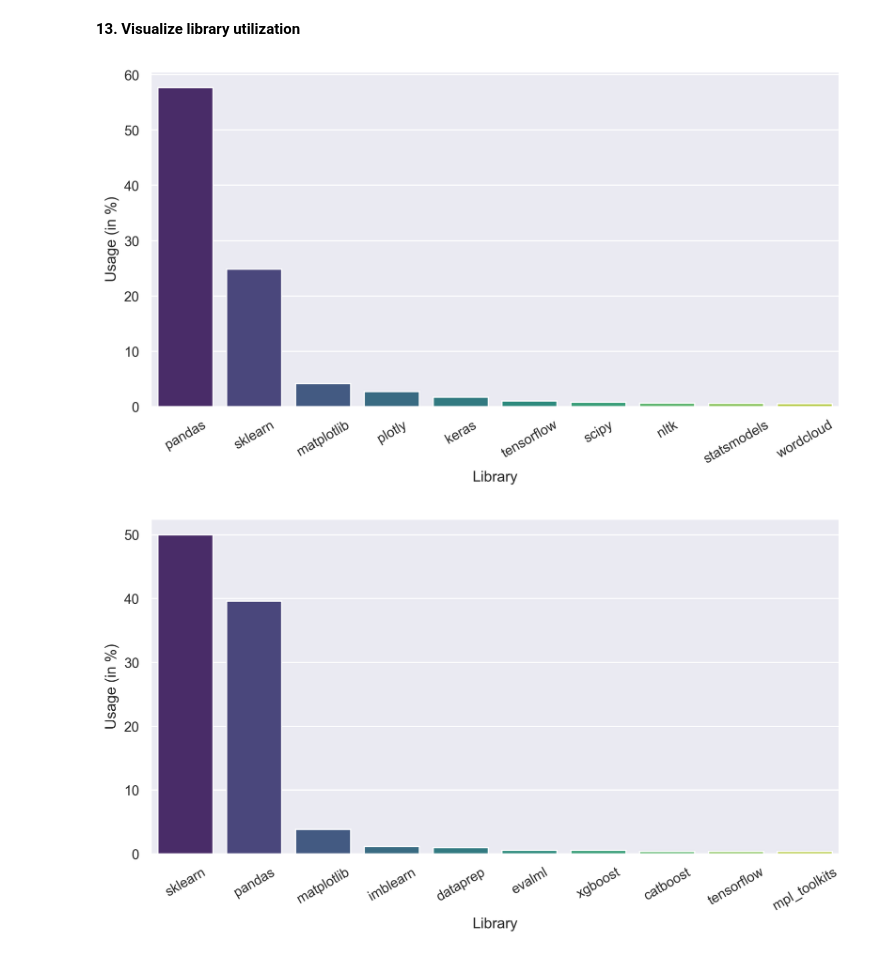
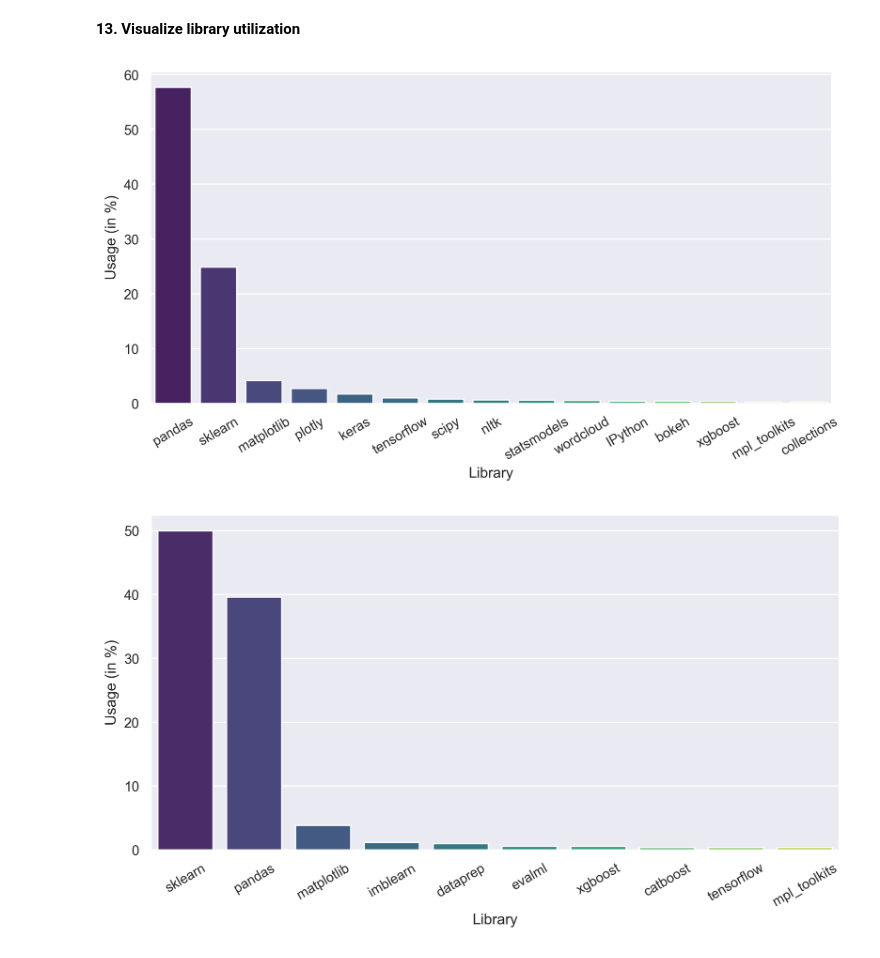
Before and after one commit to CoDS-GCS/kglids, a Jupyter notebook: KGLiDS_notebook.ipynb, the cells around one changed output. Drawn from its saved outputs; the diff is of its cells as text; code cells hidden in the pictures.

```diff
--- a/KGLiDS_notebook.ipynb
+++ b/KGLiDS_notebook.ipynb
@@ -249,9 +249,9 @@ kglids.get_hyperparameters(classifier_info.iloc[8])
 # %% [markdown]
 <b>13. Visualize library utilization</b>
 # %%
-kglids.get_top_k_library_used(k=10)
+kglids.get_top_k_library_used(k=15)
 # %% [output]
-[figure, old version]
+[figure, new version]
 # %%
 kglids.get_top_k_library_used(dataset='fedesoriano.hepatitis-c-dataset', k=10)
 # %% [output]
```
Also changed, not shown: parts of 4 cells of this notebook, 2 other files.
